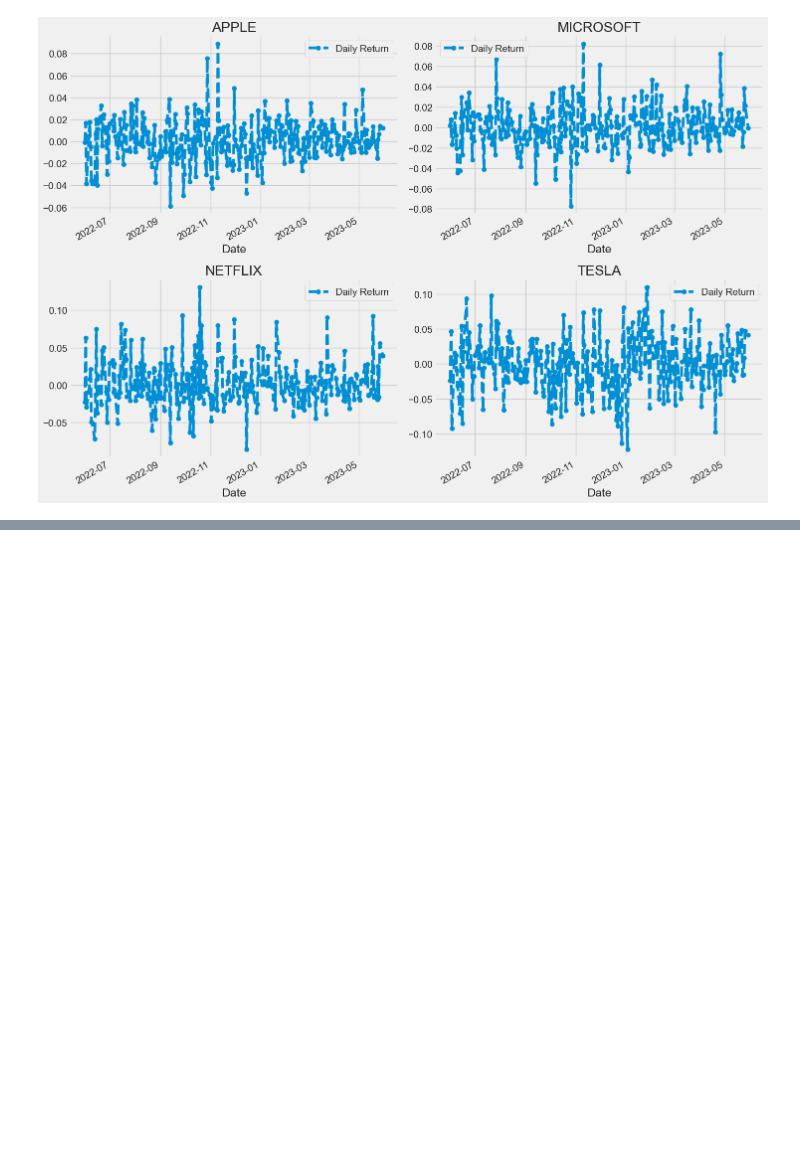
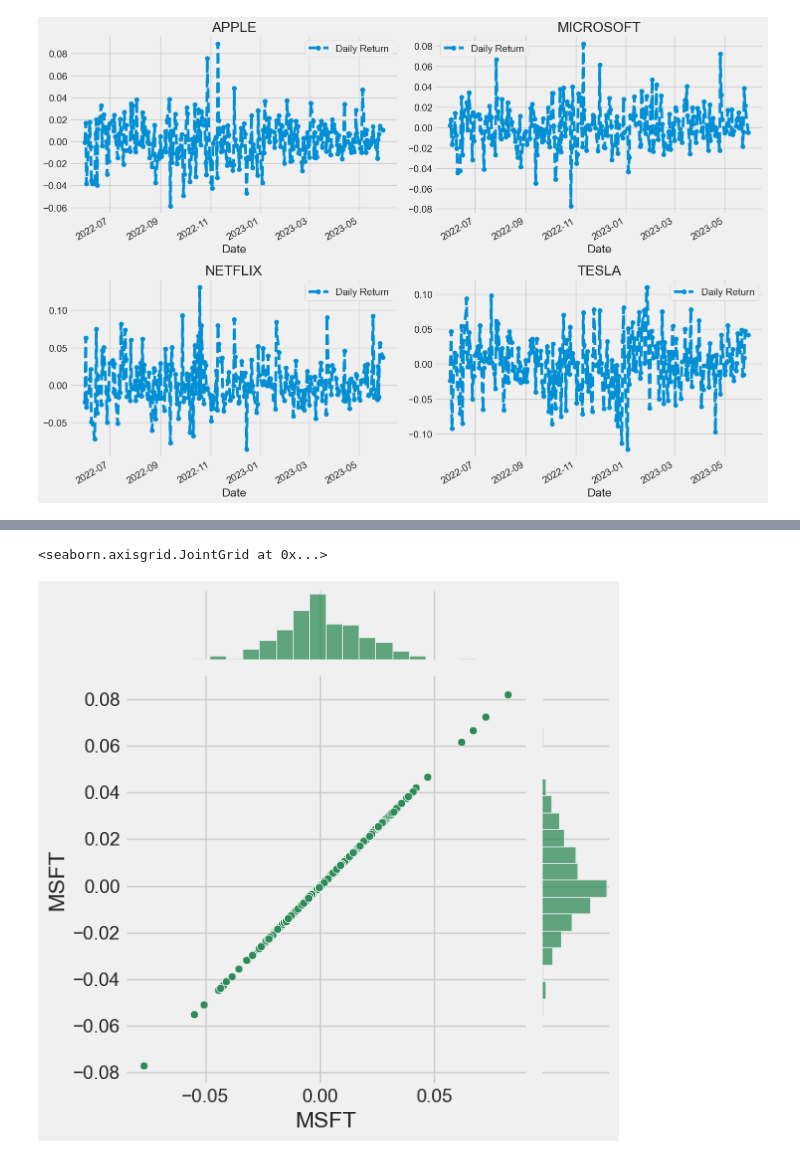
Before and after one commit to dennisdeneve/StockPredictor, a Jupyter notebook: LSTM_stock_predictor.ipynb, the cells around one changed output, grey strips where cells are left out. Drawn from its saved outputs; the diff is of its cells as text; code cells hidden in the pictures; blank space fills up the shorter version.

Commit message:
More usage of the powerful seaborn

```diff
--- a/LSTM_stock_predictor.ipynb
+++ b/LSTM_stock_predictor.ipynb
@@ -186,0 +187,8 @@ plt.tight_layout()
+# %%
+# Now we want to start working on the correlation between the stocks
+# Get all the closing prices for the tech stock list into one DataFrame
+closing_df = pdr.get_data_yahoo(tech_list, start=start, end=end)['Adj Close']
+
+# Make a new tech returns DataFrame
+tech_rets = closing_df.pct_change()
+tech_rets.head()
@@ -186,0 +204,6 @@ plt.tight_layout()
+# %%
+# Comparing Microsoft to itself should show a perfectly linear relationship
+sns.jointplot(x='MSFT', y='MSFT', data=tech_rets, kind='scatter', color='seagreen')
+# %% [output]
+<seaborn.axisgrid.JointGrid at 0x...>
+[figure, added]
```
Also changed, not shown: parts of 12 cells of this notebook.
